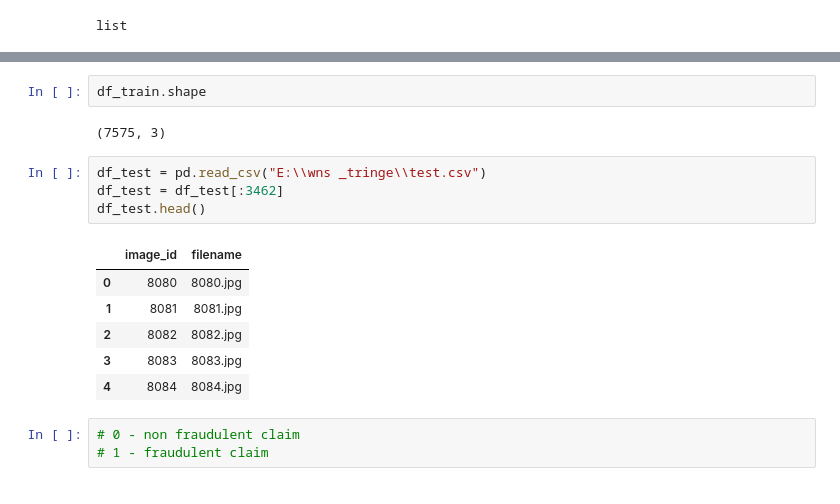
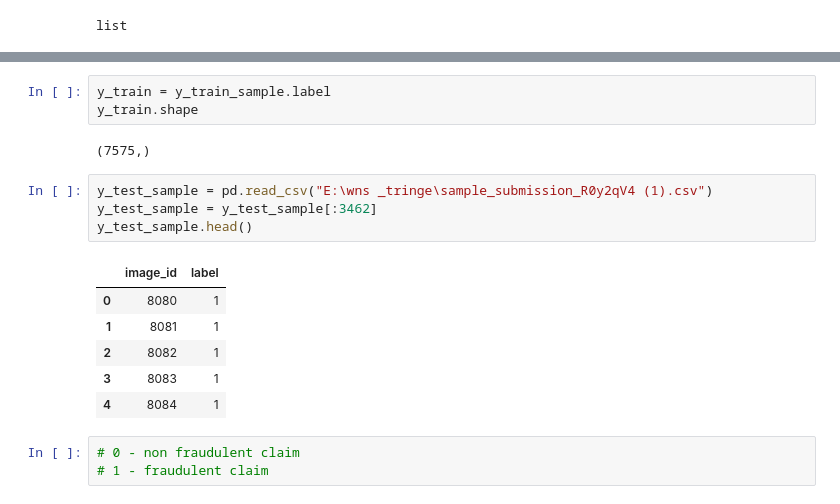
Before and after one commit to rupali99rakibe/Image_classification_deep_learning_project, a Jupyter notebook: data_augumentation.ipynb, the cells around one changed output, grey strips where cells are left out. Cells and saved outputs as stored; diff of their text form.

```diff
--- a/data_augumentation.ipynb
+++ b/data_augumentation.ipynb
@@ -238,20 +217,21 @@ df_train.head()
 | 3 | 4 | 4.jpg | 0 |
 | 4 | 5 | 5.jpg | 0 |
 # %%
-df_train.shape
+y_train = y_train_sample.label
+y_train.shape
 # %% [output]
-(7575, 3)
+(7575,)
 # %%
-df_test = pd.read_csv("E:\\wns _tringe\\test.csv")
-df_test = df_test[:3462]
-df_test.head()
+y_test_sample = pd.read_csv("E:\wns _tringe\sample_submission_R0y2qV4 (1).csv")
+y_test_sample = y_test_sample[:3462]
+y_test_sample.head()
 # %% [output]
-|  | image_id | filename |
-| 0 | 8080 | 8080.jpg |
-| 1 | 8081 | 8081.jpg |
-| 2 | 8082 | 8082.jpg |
-| 3 | 8083 | 8083.jpg |
-| 4 | 8084 | 8084.jpg |
+|  | image_id | label |
+| 0 | 8080 | 1 |
+| 1 | 8081 | 1 |
+| 2 | 8082 | 1 |
+| 3 | 8083 | 1 |
+| 4 | 8084 | 1 |
 # %%
 # 0 - non fraudulent claim
 # 1 - fraudulent claim
```
Also changed, not shown: parts of 51 cells of this notebook.
